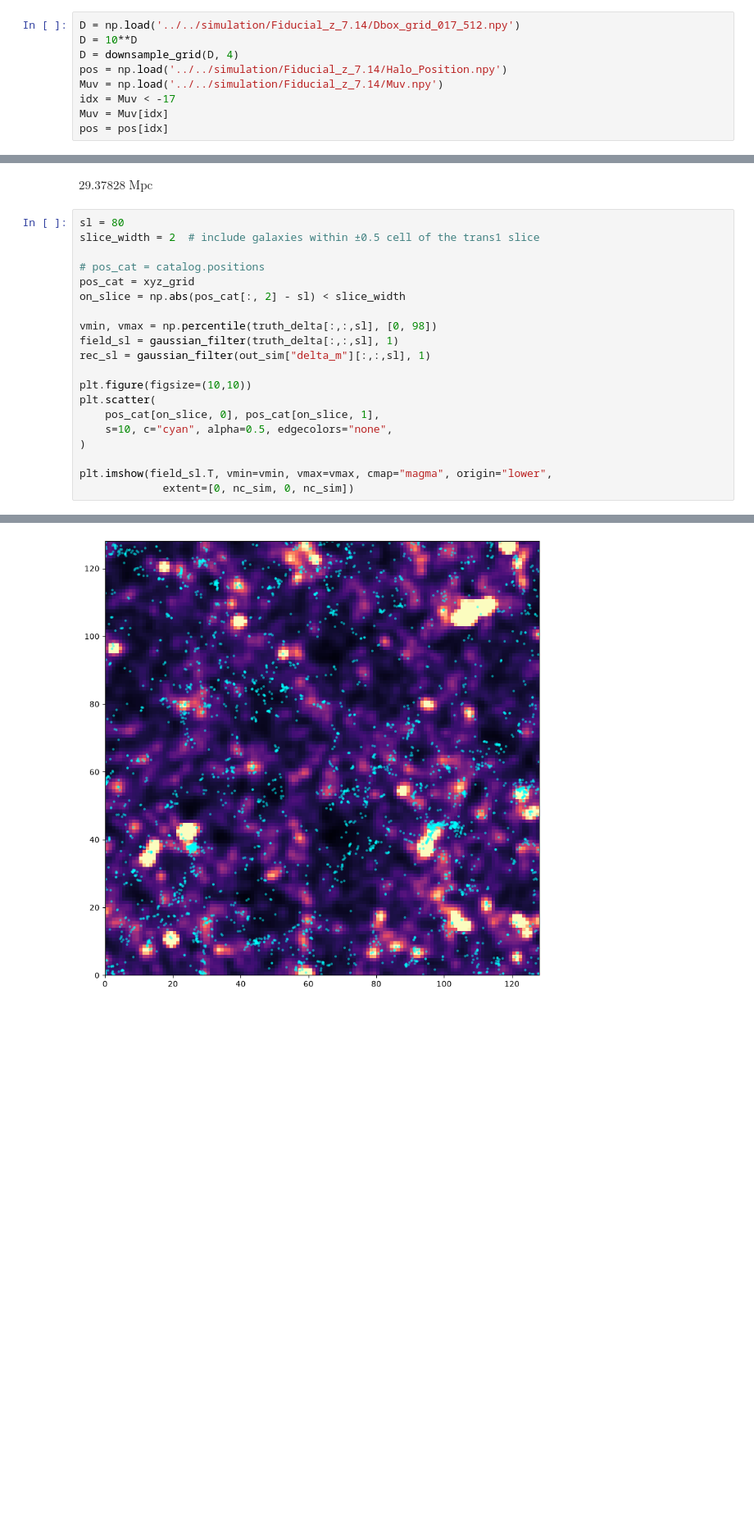
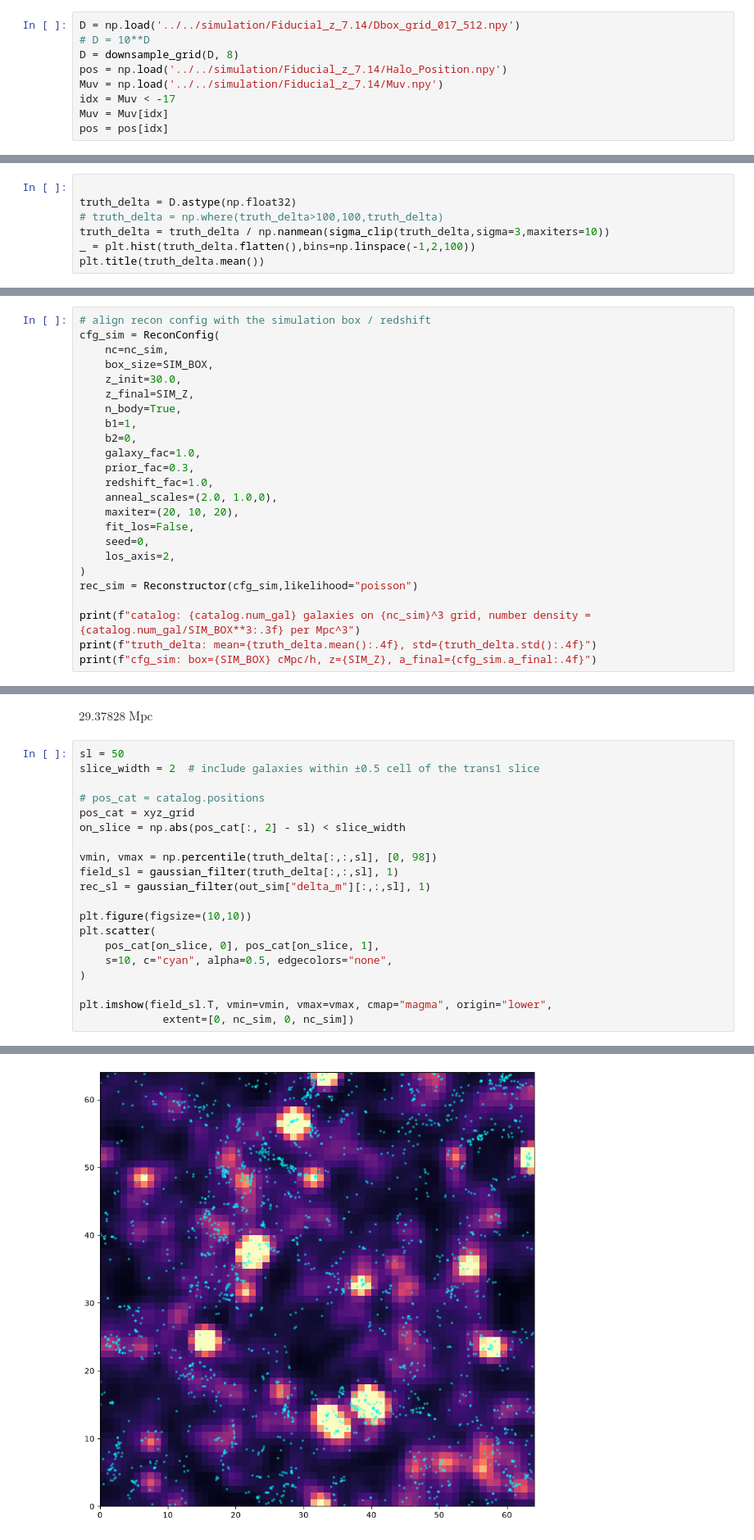
Before and after one commit to lizihao1008/recon_jax, a Jupyter notebook: demo.ipynb, the cells around one changed output, grey strips where cells are left out. Shown at 82% size. Saved outputs shown, nothing was run; the diff lists cells and outputs as text; blank space fills up the shorter version.

```diff
--- a/demo.ipynb
+++ b/demo.ipynb
@@ -114,8 +114,8 @@ def downsample_grid(grid: np.ndarray, factor):
     return grid.reshape(g, f, g, f, g, f).mean(axis=(1, 3, 5)).astype(np.float32)
 # %%
 D = np.load('../../simulation/Fiducial_z_7.14/Dbox_grid_017_512.npy')
-D = 10**D
-D = downsample_grid(D, 4)
+# D = 10**D
+D = downsample_grid(D, 8)
 pos = np.load('../../simulation/Fiducial_z_7.14/Halo_Position.npy')
 Muv = np.load('../../simulation/Fiducial_z_7.14/Muv.npy')
 idx = Muv < -17
@@ -180,0 +174,7 @@ cfg_sim: box=160.0 cMpc/h, z=7.14, a_final=0.1229
+# %%
+
+truth_delta = D.astype(np.float32)
+# truth_delta = np.where(truth_delta>100,100,truth_delta)
+truth_delta = truth_delta / np.nanmean(sigma_clip(truth_delta,sigma=3,maxiters=10))
+_ = plt.hist(truth_delta.flatten(),bins=np.linspace(-1,2,100))
+plt.title(truth_delta.mean())
@@ -180,0 +215,24 @@ cfg_sim: box=160.0 cMpc/h, z=7.14, a_final=0.1229
+# %%
+# align recon config with the simulation box / redshift
+cfg_sim = ReconConfig(
+    nc=nc_sim,
+    box_size=SIM_BOX,
+    z_init=30.0,
+    z_final=SIM_Z,
+    n_body=True,
+    b1=1,
+    b2=0,
+    galaxy_fac=1.0,
+    prior_fac=0.3,
+    redshift_fac=1.0,
+    anneal_scales=(2.0, 1.0,0),
+    maxiter=(20, 10, 20),
+    fit_los=False,
+    seed=0,
+    los_axis=2,
+)
+rec_sim = Reconstructor(cfg_sim,likelihood="poisson")
+
+print(f"catalog: {catalog.num_gal} galaxies on {nc_sim}^3 grid, number density = {catalog.num_gal/SIM_BOX**3:.3f} per Mpc^3")
+print(f"truth_delta: mean={truth_delta.mean():.4f}, std={truth_delta.std():.4f}")
+print(f"cfg_sim: box={SIM_BOX} cMpc/h, z={SIM_Z}, a_final={cfg_sim.a_final:.4f}")
@@ -242,28 +330,28 @@ from astropy import units as u
 # %% [output]
 $29.37828 \; \mathrm{Mpc}$
 # %%
-sl = 80
+sl = 50
 slice_width = 2  # include galaxies within ±0.5 cell of the trans1 slice
 
 # pos_cat = catalog.positions
 pos_cat = xyz_grid
 on_slice = np.abs(pos_cat[:, 2] - sl) < slice_width
 
 vmin, vmax = np.percentile(truth_delta[:,:,sl], [0, 98])
 field_sl = gaussian_filter(truth_delta[:,:,sl], 1)
 rec_sl = gaussian_filter(out_sim["delta_m"][:,:,sl], 1)
 
 plt.figure(figsize=(10,10))
 plt.scatter(
     pos_cat[on_slice, 0], pos_cat[on_slice, 1],
     s=10, c="cyan", alpha=0.5, edgecolors="none",
 )
 
 plt.imshow(field_sl.T, vmin=vmin, vmax=vmax, cmap="magma", origin="lower",
              extent=[0, nc_sim, 0, nc_sim])
 # %% [output]
 <matplotlib.image.AxesImage at 0x...>
-[figure, old version]
+[figure, new version]
 # %%
 z = np.arange(0,128,1)
 
```
Also changed, not shown: parts of 12 cells of this notebook, 9 other files.
